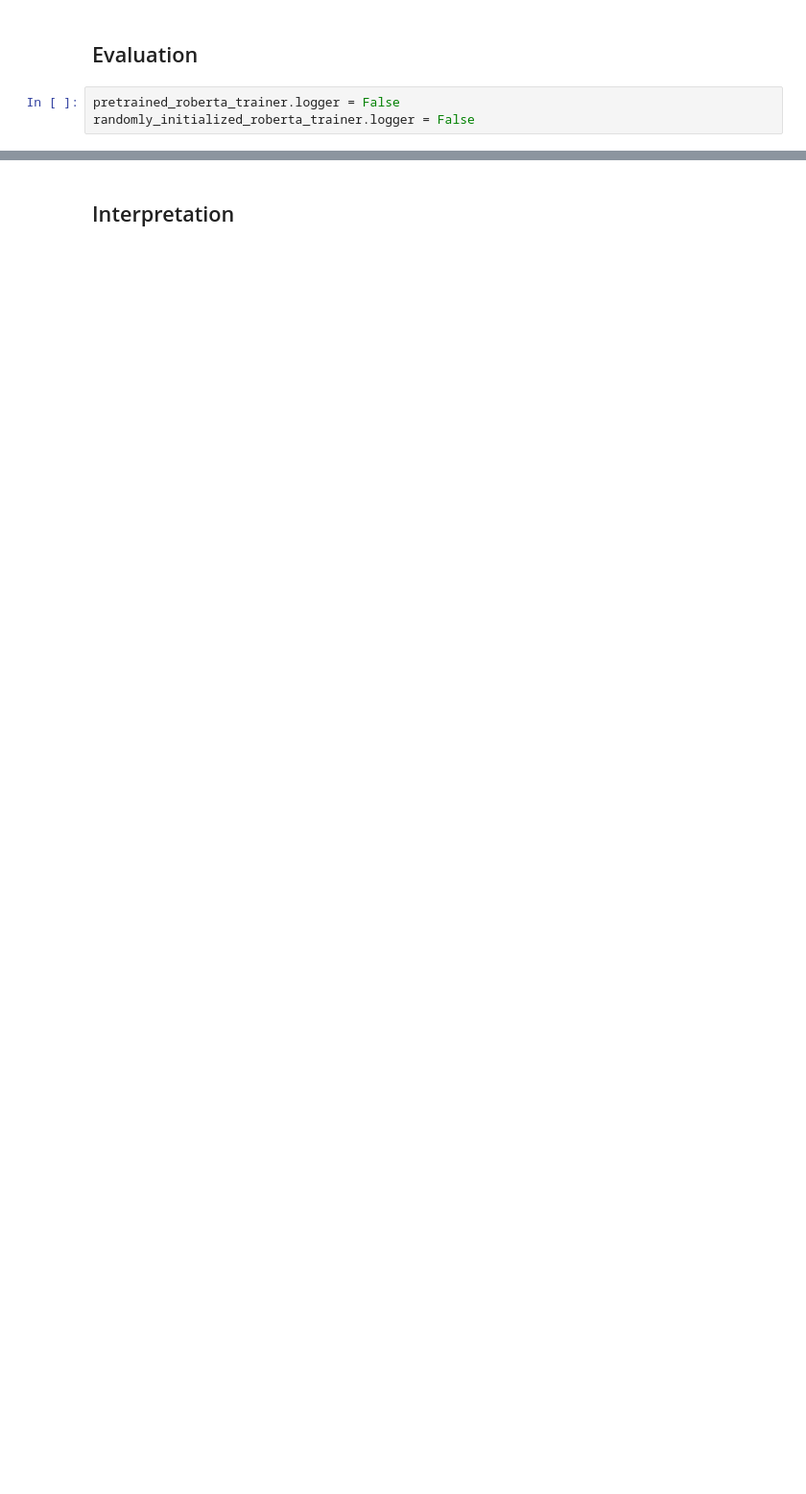
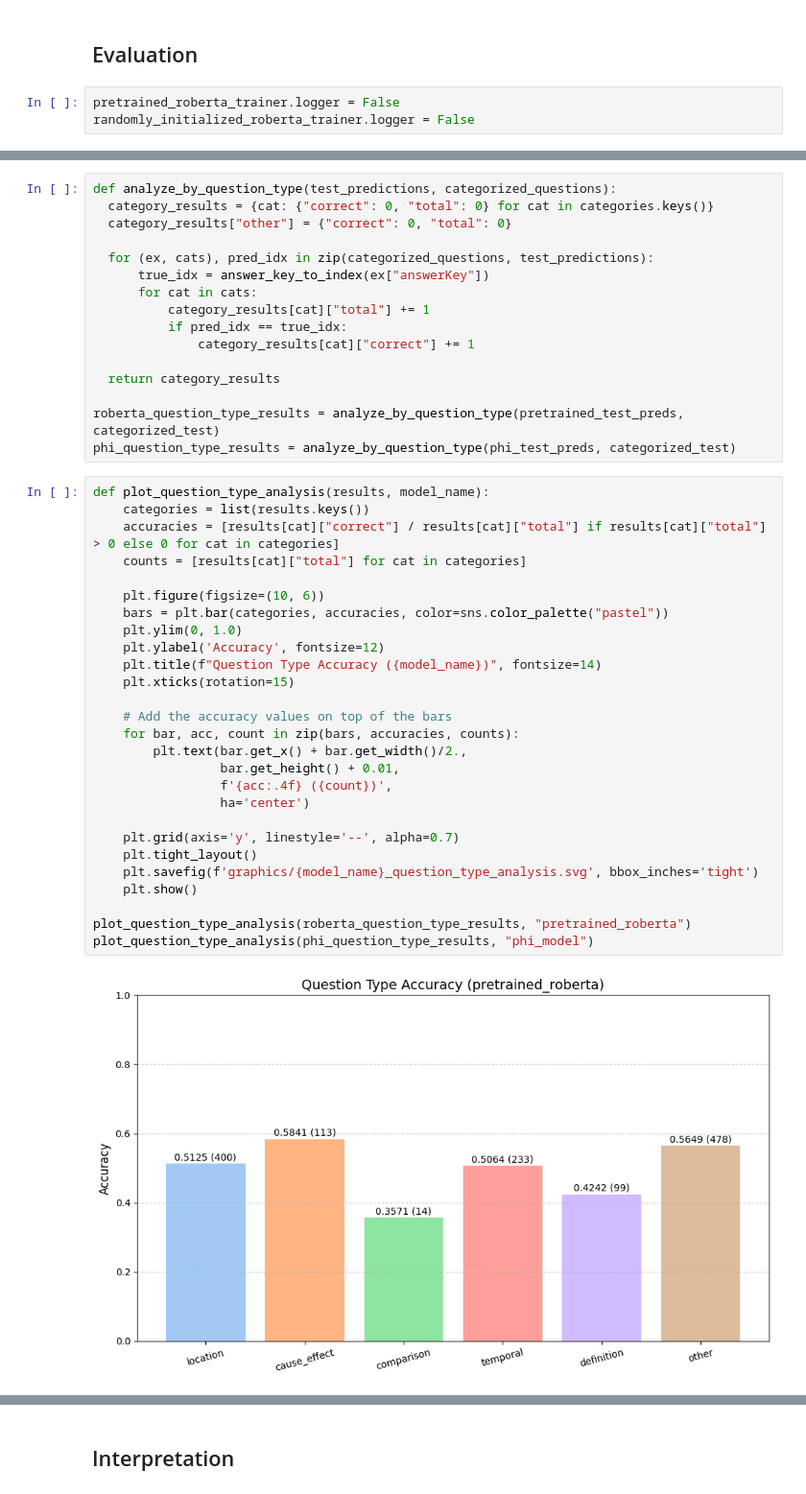
Before and after one commit to Davee02/HSLU.NLP, a Jupyter notebook: course_projects/project_2/project_2.ipynb, the cells around one changed output, grey strips where cells are left out. Shown at 96% size. Cells and saved outputs as stored; diff of their text form; blank space fills up the shorter version.

```diff
--- a/course_projects/project_2/project_2.ipynb
+++ b/course_projects/project_2/project_2.ipynb
@@ -1245,0 +1395,45 @@ plt.show()
+# %%
+def analyze_by_question_type(test_predictions, categorized_questions):
+  category_results = {cat: {"correct": 0, "total": 0} for cat in categories.keys()}
+  category_results["other"] = {"correct": 0, "total": 0}
+
+  for (ex, cats), pred_idx in zip(categorized_questions, test_predictions):
+      true_idx = answer_key_to_index(ex["answerKey"])
+      for cat in cats:
+          category_results[cat]["total"] += 1
+          if pred_idx == true_idx:
+              category_results[cat]["correct"] += 1
+
+  return category_results
+
+roberta_question_type_results = analyze_by_question_type(pretrained_test_preds, categorized_test)
+phi_question_type_results = analyze_by_question_type(phi_test_preds, categorized_test)
+# %%
+def plot_question_type_analysis(results, model_name):
+    categories = list(results.keys())
+    accuracies = [results[cat]["correct"] / results[cat]["total"] if results[cat]["total"] > 0 else 0 for cat in categories]
+    counts = [results[cat]["total"] for cat in categories]
+
+    plt.figure(figsize=(10, 6))
+    bars = plt.bar(categories, accuracies, color=sns.color_palette("pastel"))
+    plt.ylim(0, 1.0)
+    plt.ylabel('Accuracy', fontsize=12)
+    plt.title(f"Question Type Accuracy ({model_name})", fontsize=14)
+    plt.xticks(rotation=15)
+
+    # Add the accuracy values on top of the bars
+    for bar, acc, count in zip(bars, accuracies, counts):
+        plt.text(bar.get_x() + bar.get_width()/2.,
+                 bar.get_height() + 0.01,
+                 f'{acc:.4f} ({count})',
+                 ha='center')
+
+    plt.grid(axis='y', linestyle='--', alpha=0.7)
+    plt.tight_layout()
+    plt.savefig(f'graphics/{model_name}_question_type_analysis.svg', bbox_inches='tight')
+    plt.show()
+
+plot_question_type_analysis(roberta_question_type_results, "pretrained_roberta")
+plot_question_type_analysis(phi_question_type_results, "phi_model")
+# %% [output]
+[figure, added]
```
Also changed, not shown: parts of 56 cells of this notebook, 11 other files.
